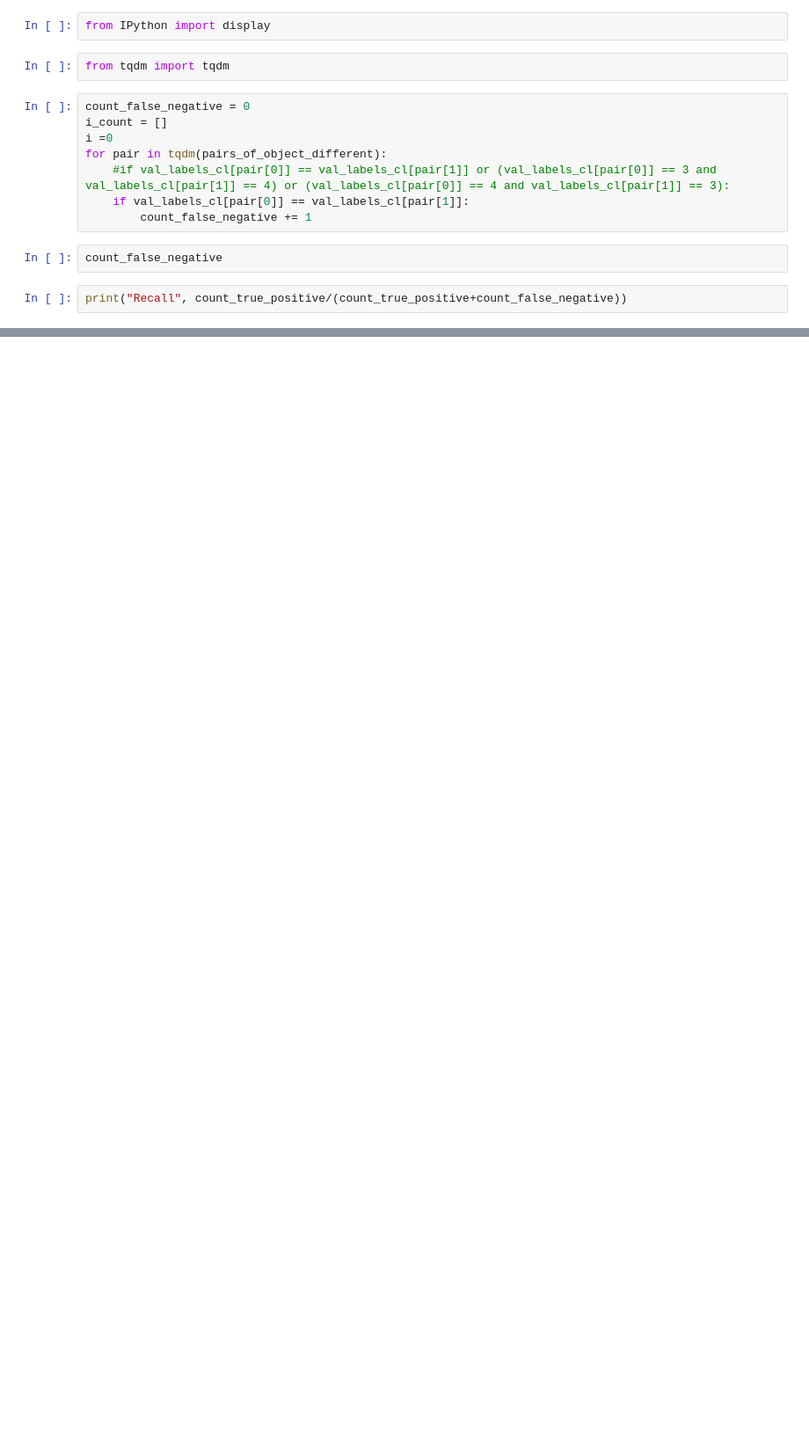
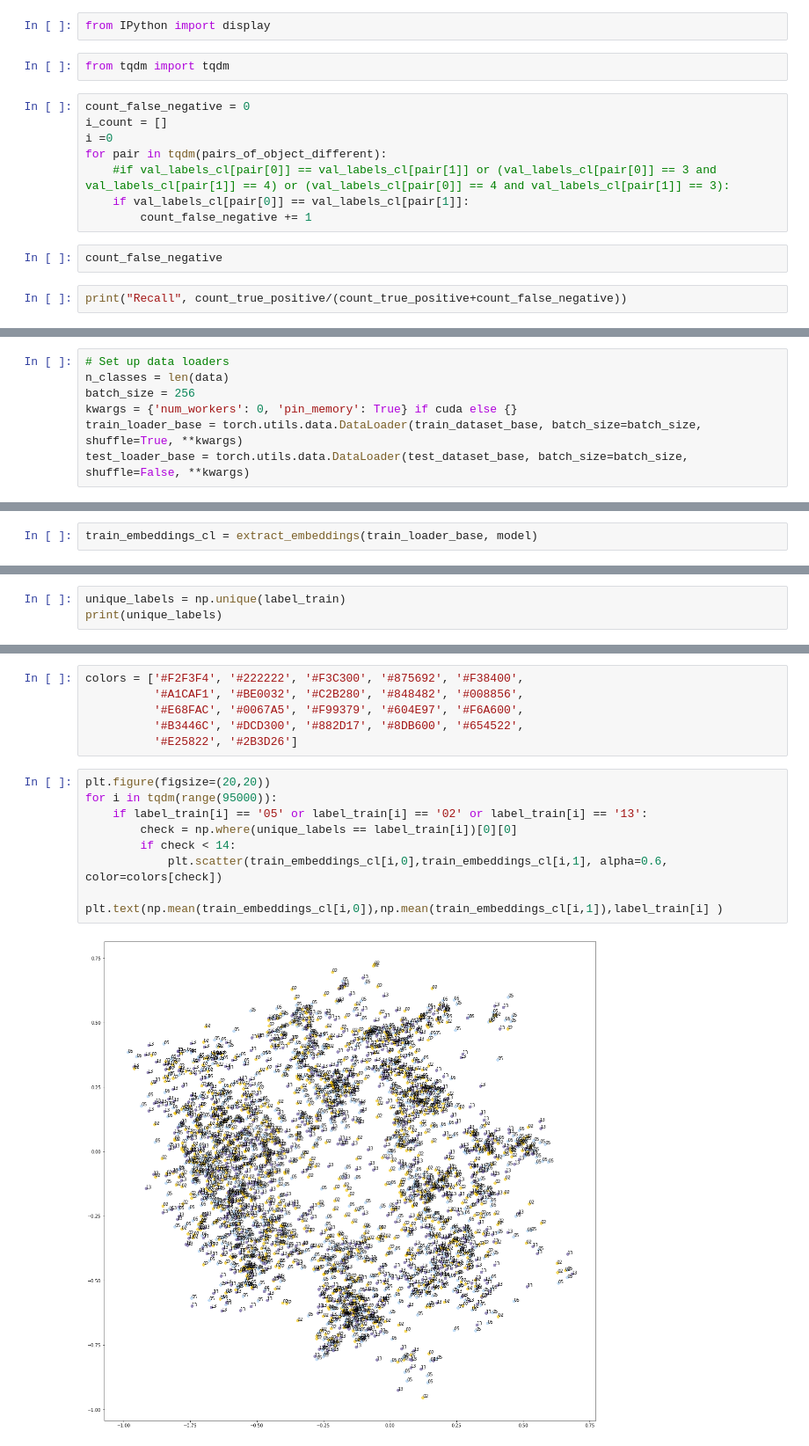
Before and after one commit to thaotrongtran/Co-Creative-Sketches, a Jupyter notebook: siamese-triplet/Custom_Dataset.ipynb, the cells around one changed output, grey strips where cells are left out. Shown: that part at 88% size. Drawn from its saved outputs; the diff is of its cells as text; blank space fills up the shorter version.

Commit message:
Finished thresholding and test on multiclass

```diff
--- a/siamese-triplet/Custom_Dataset.ipynb
+++ b/siamese-triplet/Custom_Dataset.ipynb
@@ -516,0 +518,7 @@ class ObjectDS_Siam_Similarity(D.Dataset):
+# %%
+# Set up data loaders
+n_classes = len(data)
+batch_size = 256
+kwargs = {'num_workers': 0, 'pin_memory': True} if cuda else {}
+train_loader_base = torch.utils.data.DataLoader(train_dataset_base, batch_size=batch_size, shuffle=True, **kwargs)
+test_loader_base = torch.utils.data.DataLoader(test_dataset_base, batch_size=batch_size, shuffle=False, **kwargs)
@@ -516,0 +552,2 @@ class ObjectDS_Siam_Similarity(D.Dataset):
+# %%
+train_embeddings_cl = extract_embeddings(train_loader_base, model)
@@ -516,0 +562,3 @@ class ObjectDS_Siam_Similarity(D.Dataset):
+# %%
+unique_labels = np.unique(label_train)
+print(unique_labels)
@@ -516,0 +574,16 @@ class ObjectDS_Siam_Similarity(D.Dataset):
+# %%
+colors = ['#F2F3F4', '#222222', '#F3C300', '#875692', '#F38400',
+          '#A1CAF1', '#BE0032', '#C2B280', '#848482', '#008856',
+          '#E68FAC', '#0067A5', '#F99379', '#604E97', '#F6A600',
+          '#B3446C', '#DCD300', '#882D17', '#8DB600', '#654522',
+          '#E25822', '#2B3D26']
+# %%
+plt.figure(figsize=(20,20))
+for i in tqdm(range(95000)):
+    if label_train[i] == '05' or label_train[i] == '02' or label_train[i] == '13':
+        check = np.where(unique_labels == label_train[i])[0][0]
+        if check < 14:
+            plt.scatter(train_embeddings_cl[i,0],train_embeddings_cl[i,1], alpha=0.6, color=colors[check])
+            plt.text(np.mean(train_embeddings_cl[i,0]),np.mean(train_embeddings_cl[i,1]),label_train[i] )
+# %% [output]
+[figure, added]
```
Also changed, not shown: parts of 34 cells of this notebook.
